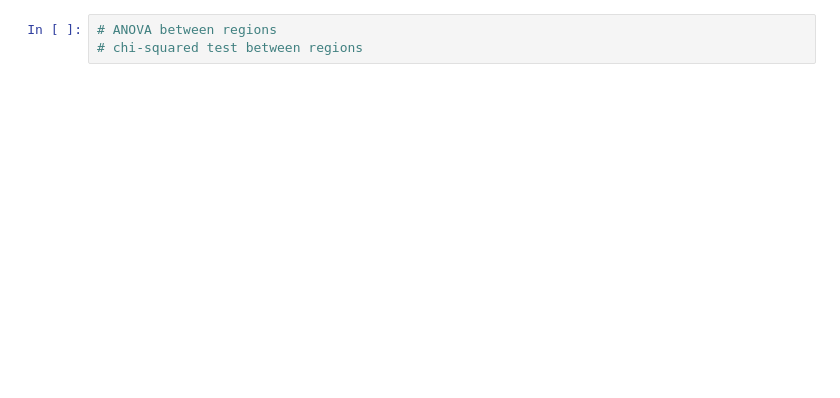
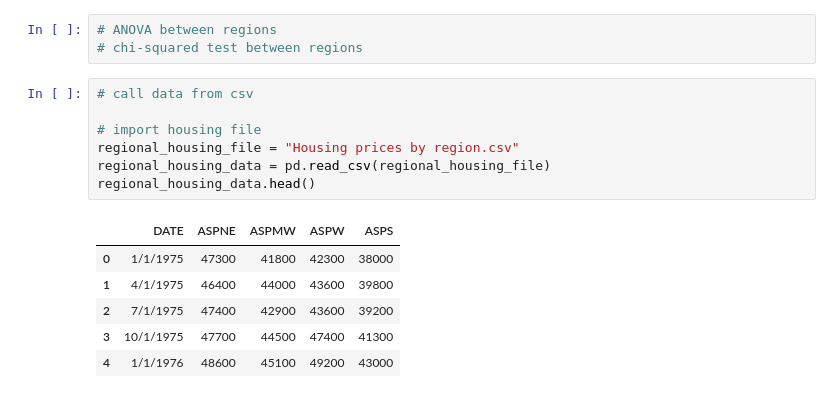
Before and after one commit to tmcbeth/Project-1---Group-3, a Jupyter notebook: InterestRatesTM.ipynb, the cells around one changed output. Drawn from its saved outputs; the diff is of its cells as text; blank space fills up the shorter version.

```diff
--- a/InterestRatesTM.ipynb
+++ b/InterestRatesTM.ipynb
@@ -129,3 +260,17 @@ US_housing_date
 # %%
 # ANOVA between regions
 # chi-squared test between regions
+# %%
+# call data from csv
+
+# import housing file
+regional_housing_file = "Housing prices by region.csv"
+regional_housing_data = pd.read_csv(regional_housing_file)
+regional_housing_data.head()
+# %% [output]
+|  | DATE | ASPNE | ASPMW | ASPW | ASPS |
+| 0 | 1/1/1975 | 47300 | 41800 | 42300 | 38000 |
+| 1 | 4/1/1975 | 46400 | 44000 | 43600 | 39800 |
+| 2 | 7/1/1975 | 47400 | 42900 | 43600 | 39200 |
+| 3 | 10/1/1975 | 47700 | 44500 | 47400 | 41300 |
+| 4 | 1/1/1976 | 48600 | 45100 | 49200 | 43000 |
```
Also changed, not shown: parts of 21 cells of this notebook, 3 other files.
